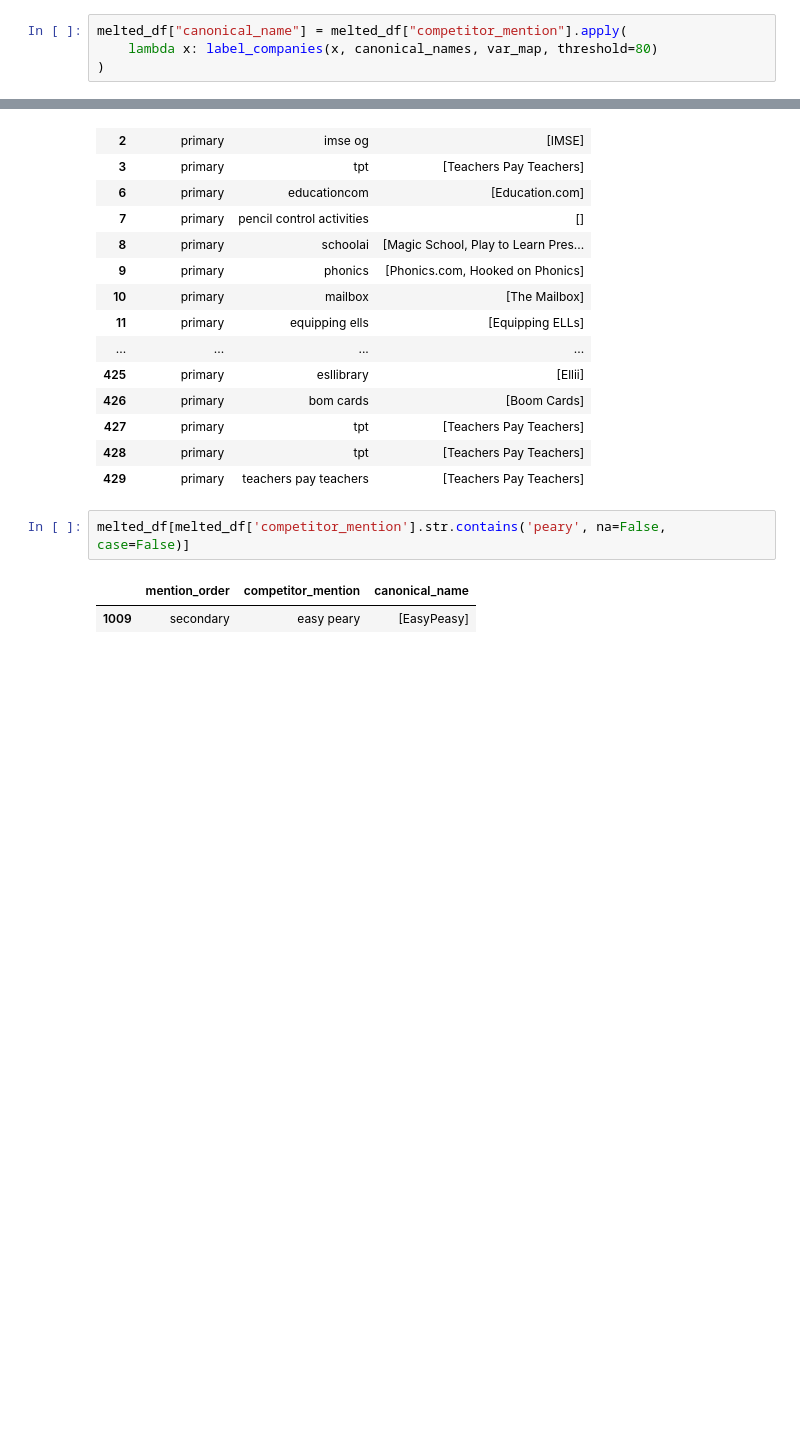
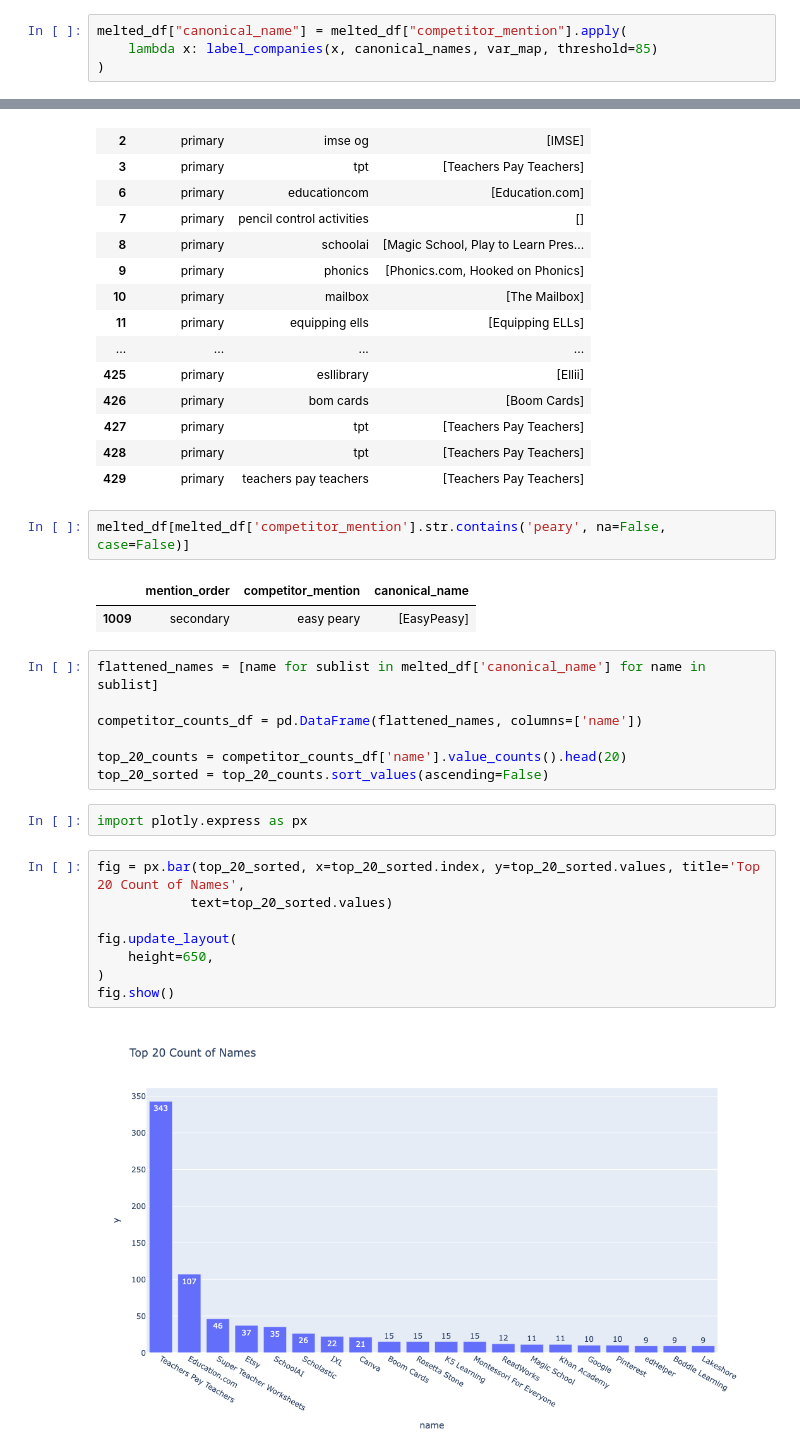
Before and after one commit to lynn-twinkl/joe_competitor_survey_analysis, a Jupyter notebook: draft-notebook.ipynb, the cells around one changed output, grey strips where cells are left out. Drawn from its saved outputs; the diff is of its cells as text; blank space fills up the shorter version.

```diff
--- a/draft-notebook.ipynb
+++ b/draft-notebook.ipynb
@@ -413,7 +413,7 @@ def label_companies(text: str, canonical_names: list, var_map: dict, threshold:
     return list(matched_labels)
 # %%
 melted_df["canonical_name"] = melted_df["competitor_mention"].apply(
-    lambda x: label_companies(x, canonical_names, var_map, threshold=80)
+    lambda x: label_companies(x, canonical_names, var_map, threshold=85)
 )
 # %%
 pd.set_option('display.max_rows', None)
@@ -442,3 +442,22 @@ melted_df[melted_df['competitor_mention'].str.contains('peary', na=False, case=F
 # %% [output]
 |  | mention_order | competitor_mention | canonical_name |
 | 1009 | secondary | easy peary | [EasyPeasy] |
+# %%
+flattened_names = [name for sublist in melted_df['canonical_name'] for name in sublist]
+
+competitor_counts_df = pd.DataFrame(flattened_names, columns=['name'])
+
+top_20_counts = competitor_counts_df['name'].value_counts().head(20)
+top_20_sorted = top_20_counts.sort_values(ascending=False)
+# %%
+import plotly.express as px
+# %%
+fig = px.bar(top_20_sorted, x=top_20_sorted.index, y=top_20_sorted.values, title='Top 20 Count of Names',
+            text=top_20_sorted.values)
+
+fig.update_layout(
+    height=650,
+)
+fig.show()
+# %% [output]
+[figure, added]
```
Also changed, not shown: parts of 1 cell of this notebook.
